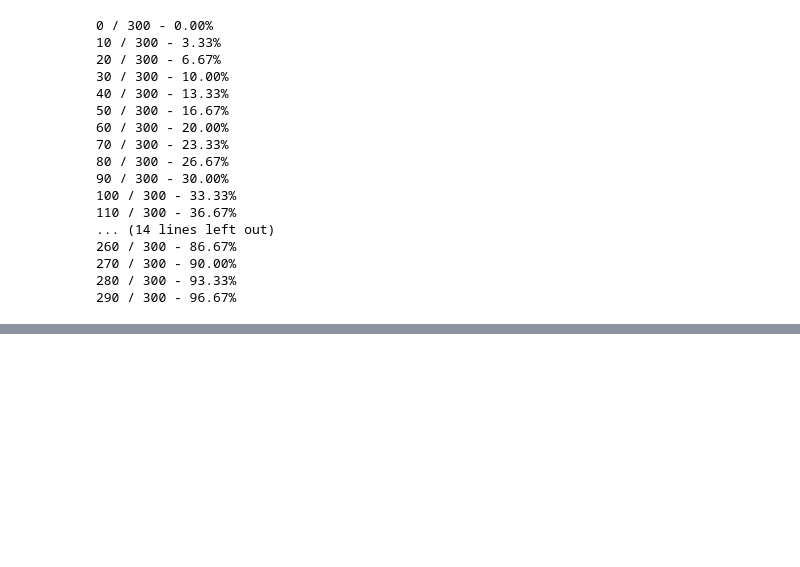
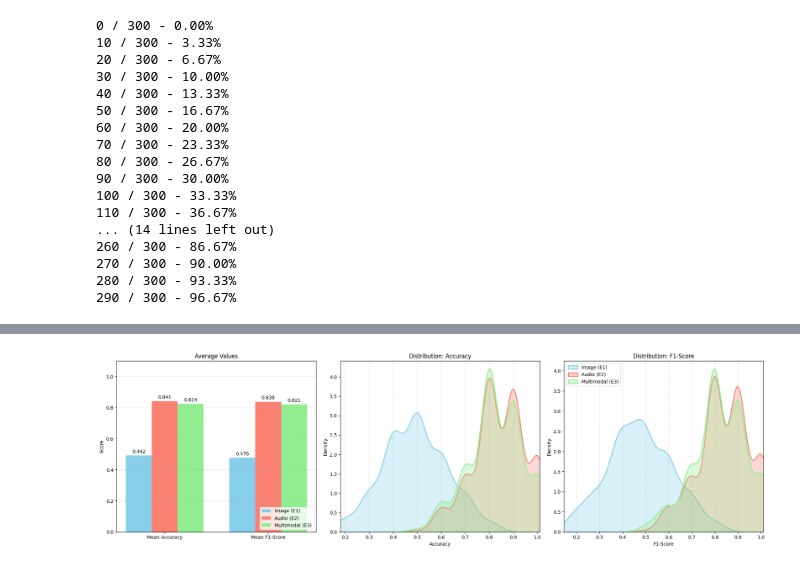
Before and after one commit to martijuanola/RWTH-AIiM, a Jupyter notebook: exercices/e6/e6-main.ipynb, the cells around one changed output, grey strips where cells are left out. Saved outputs shown, nothing was run; the diff lists cells and outputs as text; code cells hidden in the pictures; blank space fills up the shorter version.

```diff
--- a/exercices/e6/e6-main.ipynb
+++ b/exercices/e6/e6-main.ipynb
@@ -340,4 +342,87 @@ mean_f1_score: 0.825
 # %%
-# TODO: COMPARE 3 RESULTS
-#  numerical
-#  some barplots
+
+def plot_comparison(img_df, audio_df, multimodal_df):
+
+    datasets = [img_df, audio_df, multimodal_df]
+    labels = ["Image (E1)", "Audio (E2)", "Multimodal (E3)"]
+    colors = ["skyblue", "salmon", "lightgreen"]
+
+
+    mean_acc = [df["accuracy"].mean() for df in datasets]
+    mean_f1 = [df["f1_score"].mean() for df in datasets]
+
+
+    fig, (ax1, ax2, ax3) = plt.subplots(1, 3, figsize=(20, 6))
+
+    metric_labels = ["Mean Accuracy", "Mean F1-Score"]
+    x = np.arange(len(metric_labels))
+    width = 0.25
+
+    vals_img   = [mean_acc[0], mean_f1[0]]
+    vals_audio = [mean_acc[1], mean_f1[1]]
+    vals_multi = [mean_acc[2], mean_f1[2]]
+
+
+    rects1 = ax1.bar(x - width, vals_img, width, label=labels[0], color=colors[0])
+    rects2 = ax1.bar(x, vals_audio, width, label=labels[1], color=colors[1])
+    rects3 = ax1.bar(x + width, vals_multi, width, label=labels[2], color=colors[2])
+
+    ax1.set_ylabel("Score")
+    ax1.set_title("Average Values")
+    ax1.set_xticks(x)
+    ax1.set_xticklabels(metric_labels)
+    ax1.set_ylim(0, 1.1)
+    ax1.legend(loc="lower right")
+    ax1.grid(axis="y", linestyle="--", alpha=0.5)
+
+
+    for rect in [rects1, rects2, rects3]:
+        ax1.bar_label(rect, padding=3, fmt="%.3f")
+
+
+    for i, df in enumerate(datasets):
+        sns.kdeplot(
+            data=df["accuracy"],
+            ax=ax2,
+            label=labels[i],
+            color=colors[i],
+            fill=True, alpha=0.3, linewidth=2
+        )
+
+    ax2.set_title("Distribution: Accuracy")
+    ax2.set_xlabel("Accuracy")
+    ax2.set_ylabel("Density")
+    ax2.grid(axis="x", linestyle="--", alpha=0.5)
+
+
+    all_acc = pd.concat([d["accuracy"] for d in datasets])
+    ax2.set_xlim(all_acc.min() - 0.02, min(all_acc.max() + 0.02, 1.01))
+
+    for i, df in enumerate(datasets):
+        sns.kdeplot(
+            data=df["f1_score"],
+            ax=ax3,
+            label=labels[i],
+            color=colors[i],
+            fill=True, alpha=0.3, linewidth=2
+        )
+
+    ax3.set_title("Distribution: F1-Score")
+    ax3.set_xlabel("F1-Score")
+    ax3.set_ylabel("Density")
+    ax3.legend(loc="upper left")
+    ax3.grid(axis="x", linestyle="--", alpha=0.5)
+
+    all_f1 = pd.concat([d["f1_score"] for d in datasets])
+    ax3.set_xlim(all_f1.min() - 0.02, min(all_f1.max() + 0.02, 1.01))
+
+    plt.tight_layout()
+
+
+
+
+
+
+plot_comparison(results_img_df, results_audio_df, final_results_df)
+# %% [output]
+[figure, added]
```
Also changed, not shown: parts of 7 cells of this notebook.
